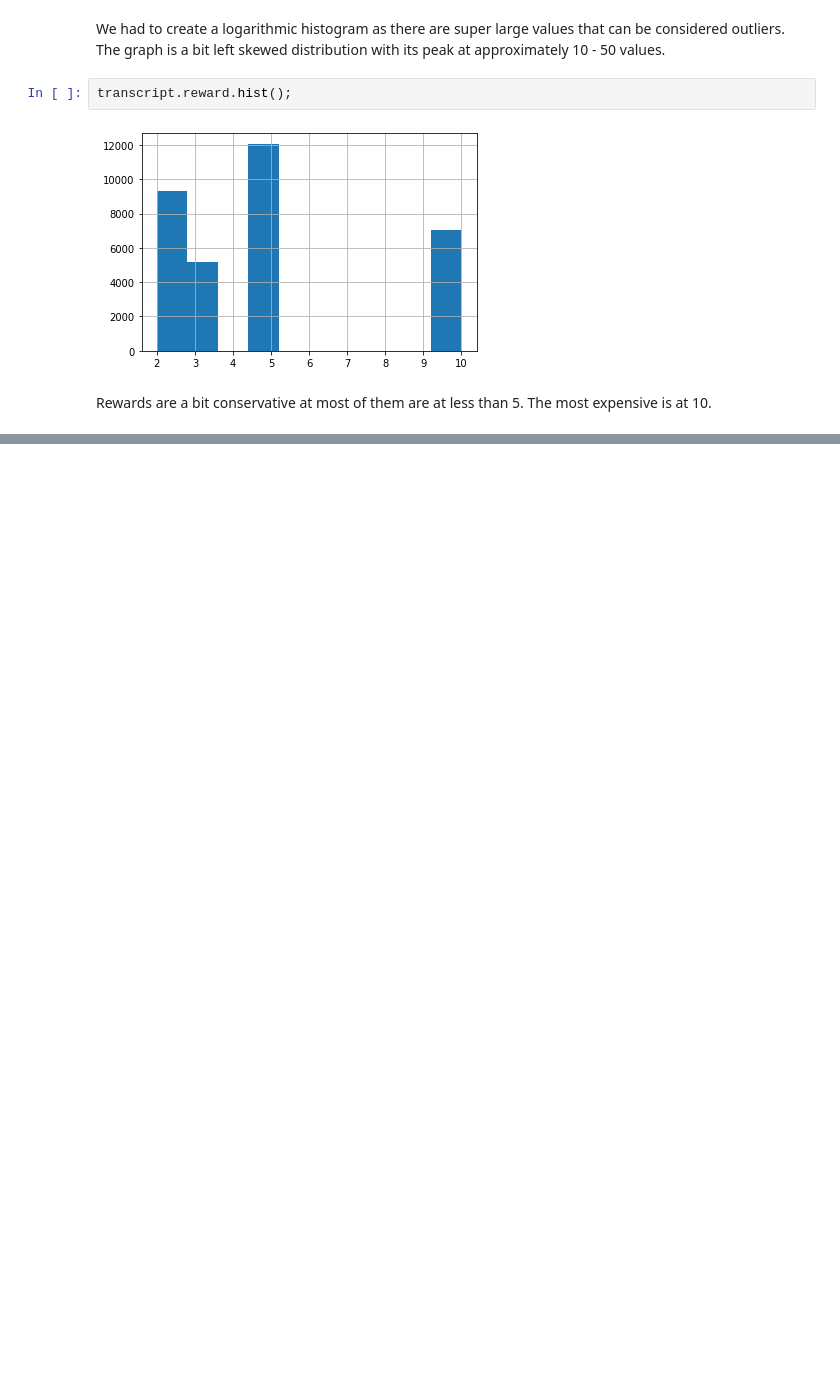
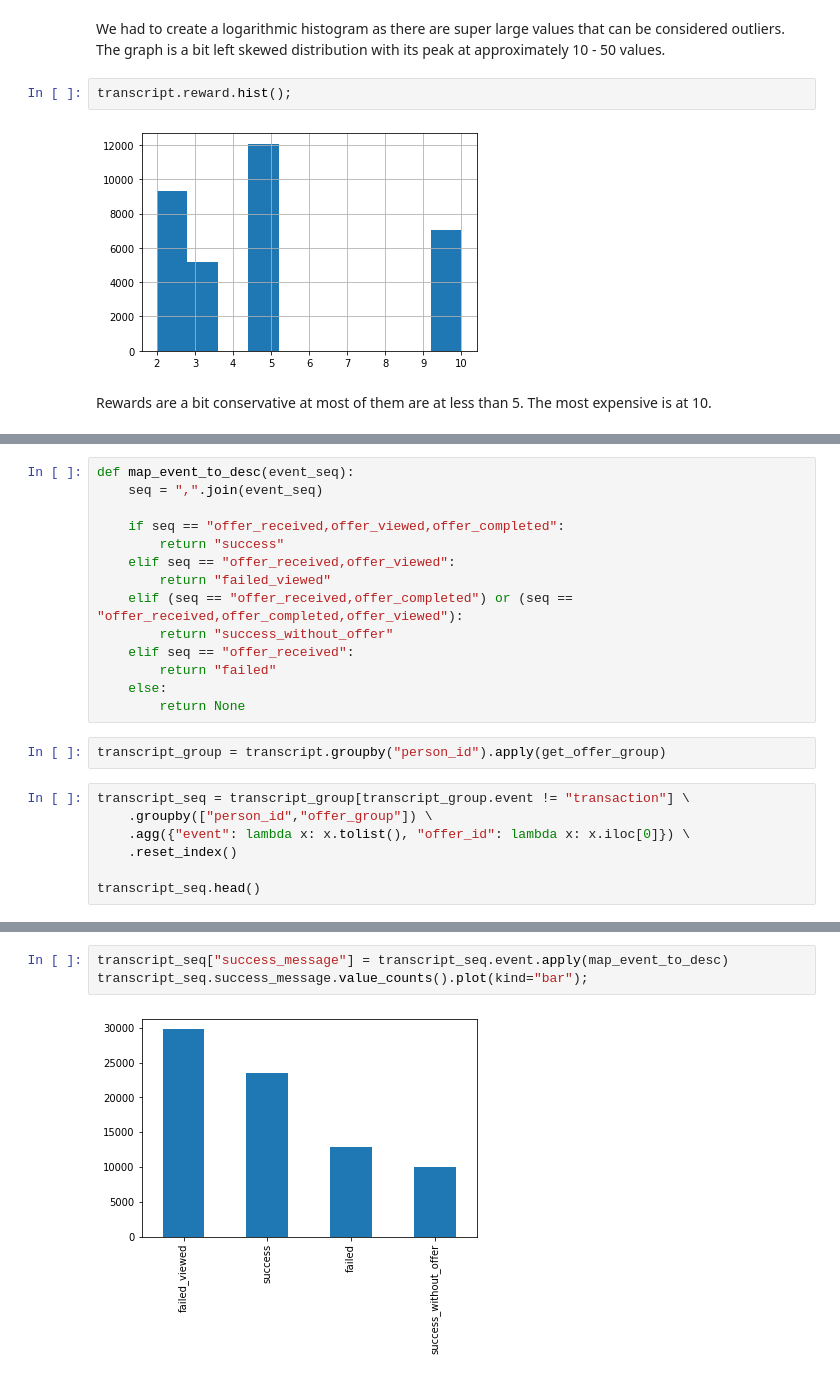
Before and after one commit to netxph/sb-capstone, a Jupyter notebook: notebooks/02 - Data Understanding.ipynb, the cells around one changed output, grey strips where cells are left out. Drawn from its saved outputs; the diff is of its cells as text; blank space fills up the shorter version.

```diff
--- a/notebooks/02 - Exploratory Data Analysis.ipynb
+++ b/notebooks/02 - Data Understanding.ipynb
@@ -622,0 +771,23 @@ Rewards are a bit conservative at most of them are at less than 5. The most expe
+# %%
+def map_event_to_desc(event_seq):
+    seq = ",".join(event_seq)
+
+    if seq == "offer_received,offer_viewed,offer_completed":
+        return "success"
+    elif seq == "offer_received,offer_viewed":
+        return "failed_viewed"
+    elif (seq == "offer_received,offer_completed") or (seq == "offer_received,offer_completed,offer_viewed"):
+        return "success_without_offer"
+    elif seq == "offer_received":
+        return "failed"
+    else:
+        return None
+# %%
+transcript_group = transcript.groupby("person_id").apply(get_offer_group)
+# %%
+transcript_seq = transcript_group[transcript_group.event != "transaction"] \
+    .groupby(["person_id","offer_group"]) \
+    .agg({"event": lambda x: x.tolist(), "offer_id": lambda x: x.iloc[0]}) \
+    .reset_index()
+
+transcript_seq.head()
@@ -622,0 +801,5 @@ Rewards are a bit conservative at most of them are at less than 5. The most expe
+# %%
+transcript_seq["success_message"] = transcript_seq.event.apply(map_event_to_desc)
+transcript_seq.success_message.value_counts().plot(kind="bar");
+# %% [output]
+[figure, added]
```
Also changed, not shown: parts of 28 cells of this notebook, 2 other files.
